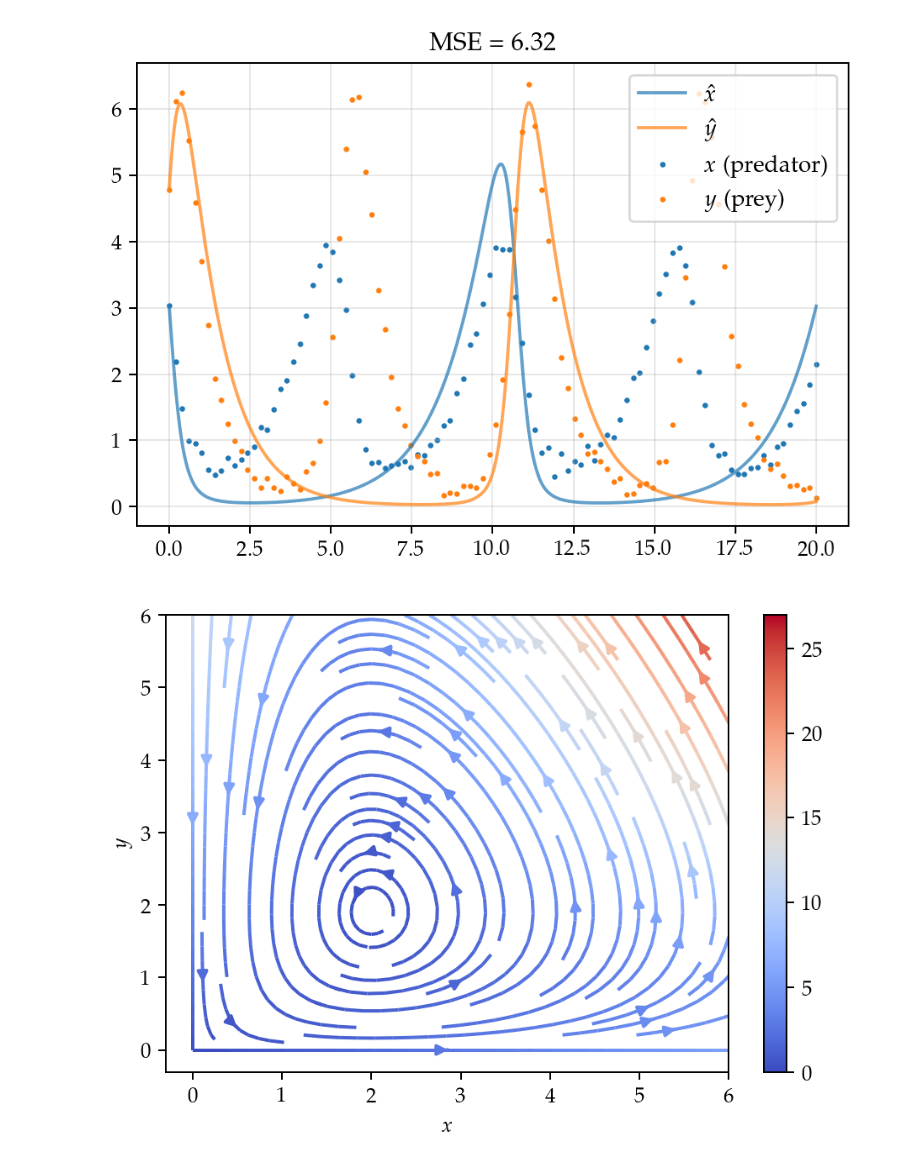
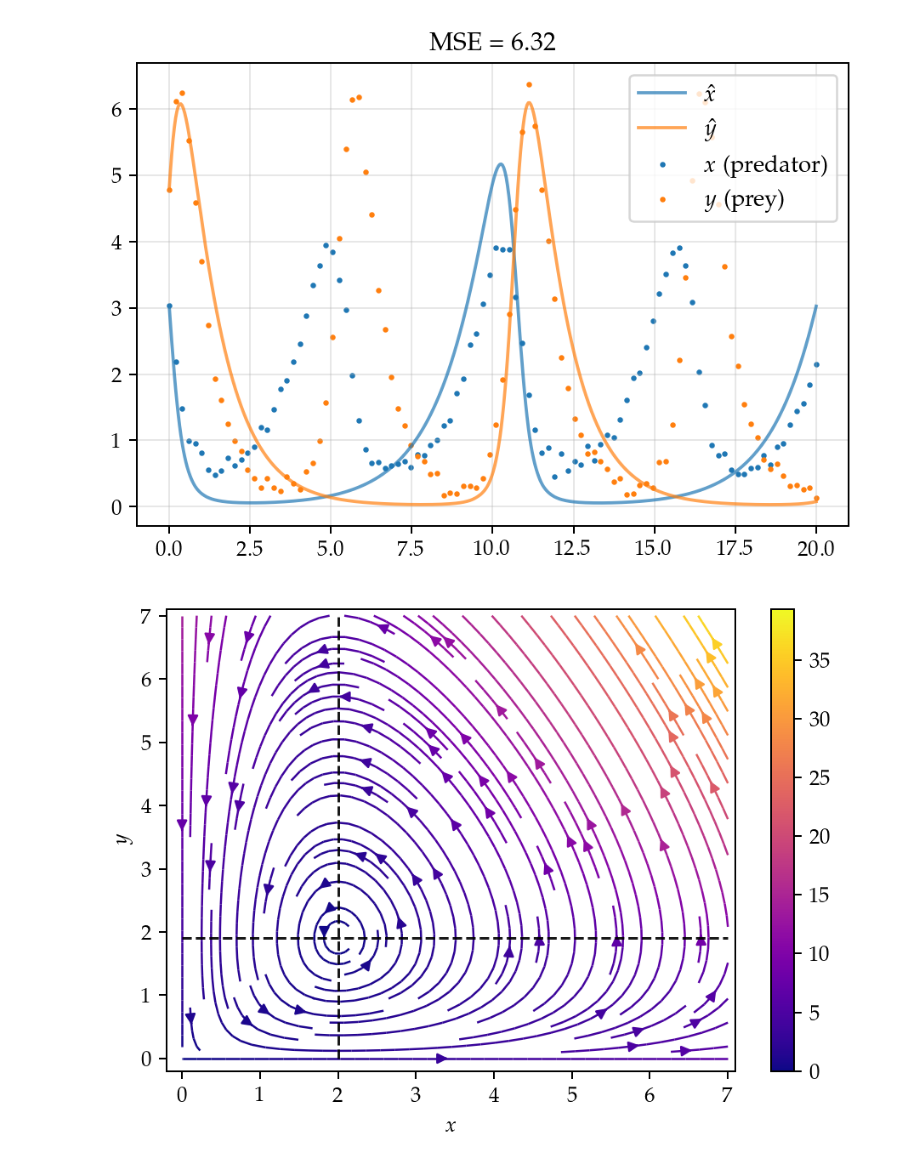
Before and after one commit to Maloup/stochastic-simulation-assignment3, a Jupyter notebook: Simulated Annealing Parameter Tuning.ipynb, the cells around one changed output. Saved outputs shown, nothing was run; the diff lists cells and outputs as text; code cells hidden in the pictures.

Commit message:
Lotka Volterra phase plot

```diff
--- a/Simulated Annealing Parameter Tuning.ipynb
+++ b/Simulated Annealing Parameter Tuning.ipynb
@@ -301,36 +301,41 @@ def phase_plot(dx_dt, dy_dt, deriv_params=(), pt_range=(0.001, 0.99), n_pts=50):
     u, v = np.zeros(x.shape), np.zeros(y.shape)
 
     for i in range(x.shape[0]):
         for j in range(x.shape[1]):
             x_pt = x[i, j]
             y_pt = y[i, j]
             u[i, j] = dx_dt(*deriv_params, x_pt, y_pt)
             v[i, j] = dy_dt(*deriv_params, x_pt, y_pt)
 
     color_array = np.sqrt(v**2 + u**2)
 
     return x, y, u, v, color_array
 
 def dx_dt(alpha, beta, _delta, _gamma, x, y):
     return alpha*x - beta*x*y
 
 def dy_dt(_alpha, _beta, delta, gamma, x, y):
     return delta*x*y - gamma*y
 
 
 params = (0.95, 0.5, 1, 2)
 
-x, y, u, v, color_array = phase_plot(dx_dt, dy_dt, deriv_params=params, pt_range=(0, 6), n_pts=200)
+x_steady = params[-1]/params[-2]
+y_steady = params[0]/params[1]
+
+x, y, u, v, color_array = phase_plot(dx_dt, dy_dt, deriv_params=params, pt_range=(0, 7), n_pts=200)
 
 plt.figure(figsize=(6, 4))
 #plt.quiver(S, I, u2, v2, color_array, cmap='coolwarm', pivot="mid")
-plt.streamplot(x, y, u, v, density=1, linewidth=1.6, color=color_array, cmap="coolwarm")
+plt.streamplot(x, y, u, v, density=1.275, linewidth=1, color=color_array, cmap="plasma")
+plt.hlines(y_steady, 0, 7, zorder=5, linewidth=1.2, color="black", linestyles="dashed", alpha=0.9)
+plt.vlines(x_steady, 0, 7, zorder=5, linewidth=1.2, color="black", linestyles="dashed", alpha=0.9)
 plt.xlabel("$x$")
 plt.ylabel("$y$")
-#plt.xlim(-0.05, 6.05)
-#plt.ylim(-0.05, 6.05)
+plt.xlim(-0.2, 7.1)
+plt.ylim(-0.2, 7.1)
 plt.colorbar()
-#plt.savefig("figures/lotka_volterra_phase.pdf", bbox_inches="tight")
+plt.savefig("figures/lotka_volterra_phase.pdf", bbox_inches="tight")
 plt.show()
 # %% [output]
-[figure, old version]
+[figure, new version]
```
Also changed, not shown: 1 other file.
